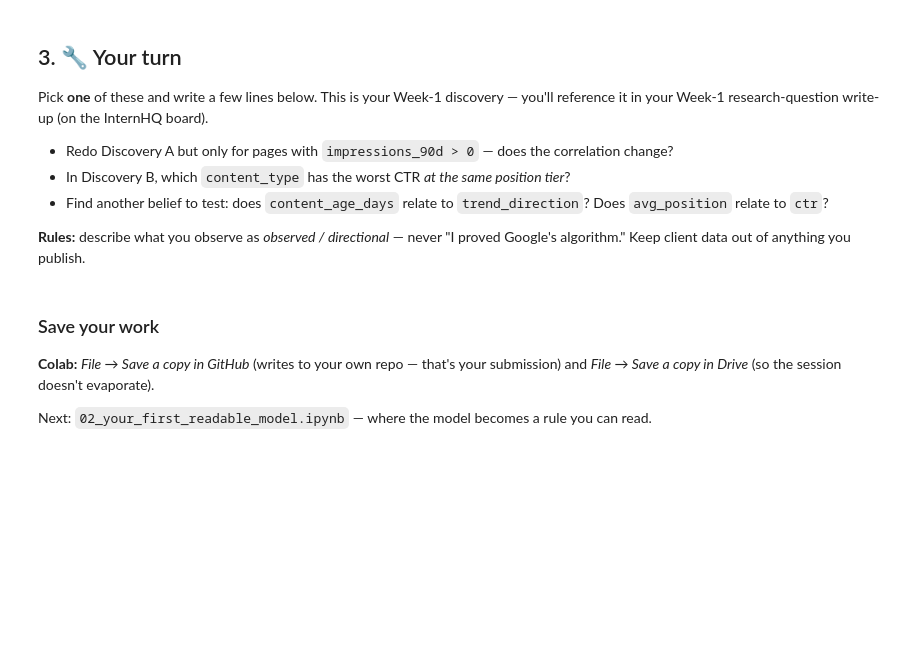
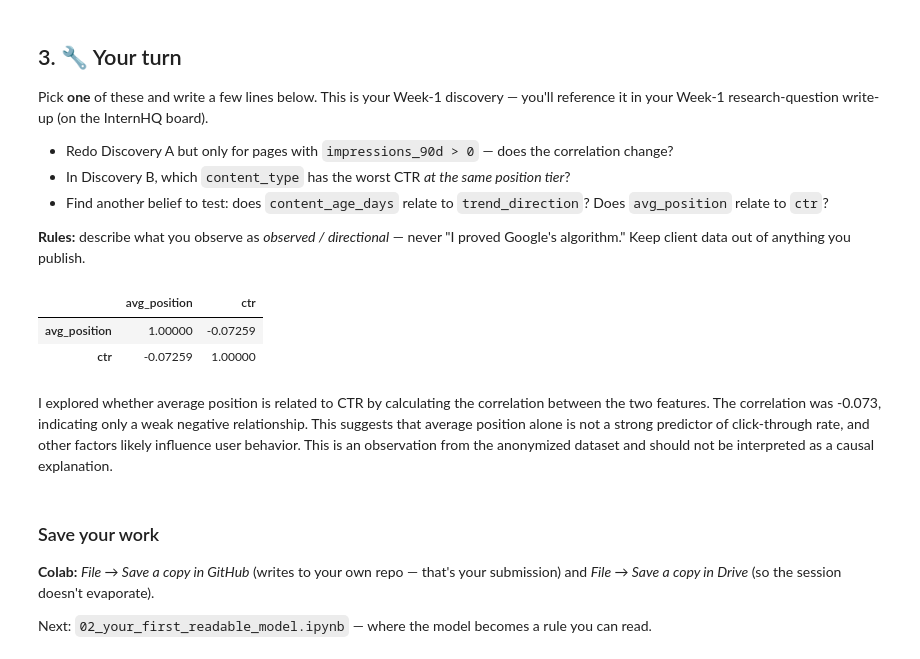
Before and after one commit to Ni7chal14/flyrank-ml-internship, a Jupyter notebook: notebooks/01_first_look_and_discovery.ipynb, the cells around one changed output. Saved outputs shown, nothing was run; the diff lists cells and outputs as text; code cells hidden in the pictures; blank space fills up the shorter version.

```diff
--- a/notebooks/01_first_look_and_discovery.ipynb
+++ b/notebooks/01_first_look_and_discovery.ipynb
@@ -97,6 +151,15 @@ Pick **one** of these and write a few lines below. This is your Week-1 discovery
 **Rules:** describe what you observe as *observed / directional* — never "I proved Google's algorithm." Keep client data out of anything you publish.
 # %%
 # Your discovery here
+# Test whether average position relates to CTR
+
+df[["avg_position", "ctr"]].corr()
+# %% [output]
+|  | avg_position | ctr |
+| avg_position | 1.00000 | -0.07259 |
+| ctr | -0.07259 | 1.00000 |
+# %% [markdown]
+I explored whether average position is related to CTR by calculating the correlation between the two features. The correlation was -0.073, indicating only a weak negative relationship. This suggests that average position alone is not a strong predictor of click-through rate, and other factors likely influence user behavior. This is an observation from the anonymized dataset and should not be interpreted as a causal explanation.
 # %% [markdown]
 ### Save your work
 **Colab:** *File → Save a copy in GitHub* (writes to your own repo — that's your submission) and *File → Save a copy in Drive* (so the session doesn't evaporate).
```
Also changed, not shown: parts of 7 cells of this notebook.
